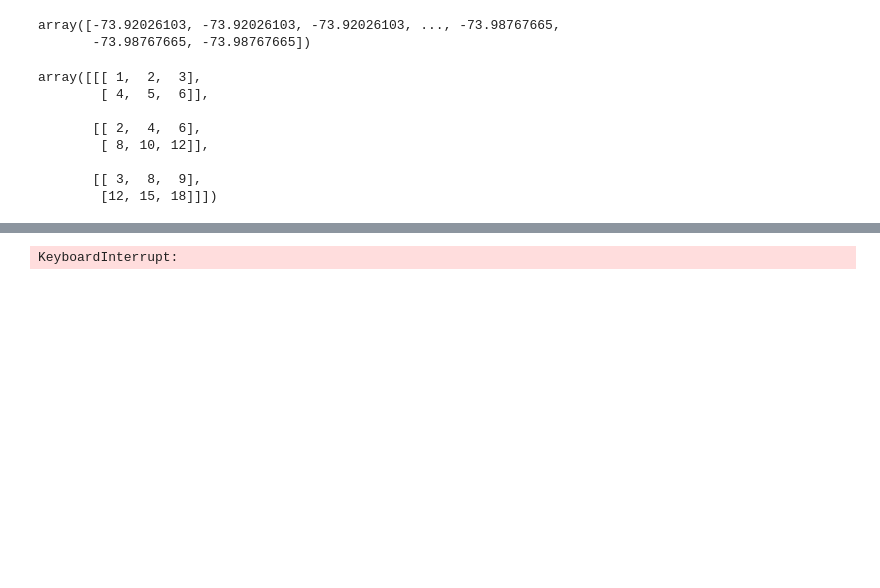
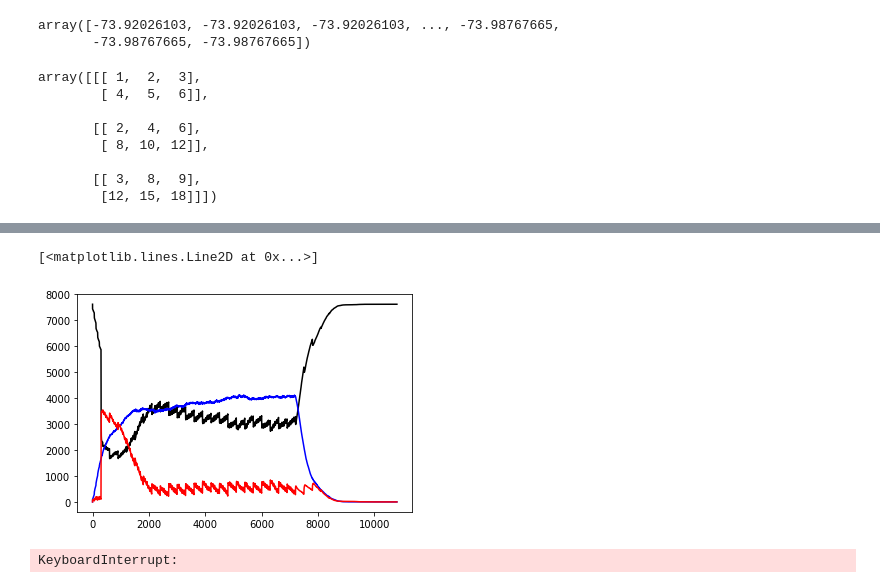
Before and after one commit to huevosabio/matsim-viz, a Jupyter notebook: TestReadEvents.ipynb, the cells around one changed output, grey strips where cells are left out. Drawn from its saved outputs; the diff is of its cells as text; code cells hidden in the pictures; blank space fills up the shorter version.

```diff
--- a/TestReadEvents.ipynb
+++ b/TestReadEvents.ipynb
@@ -291,0 +301,7 @@ data.shape
+# %%
+plt.plot((data[:,range(2,22845,3)] == 0).sum(axis=1), color='black')
+plt.plot((data[:,range(2,22845,3)] == 1).sum(axis=1), color='blue')
+plt.plot((data[:,range(2,22845,3)] == 2).sum(axis=1), color='red')
+# %% [output]
+[<matplotlib.lines.Line2D at 0x...>]
+[figure, added]
```
Also changed, not shown: parts of 10 cells of this notebook, 5 other files.
